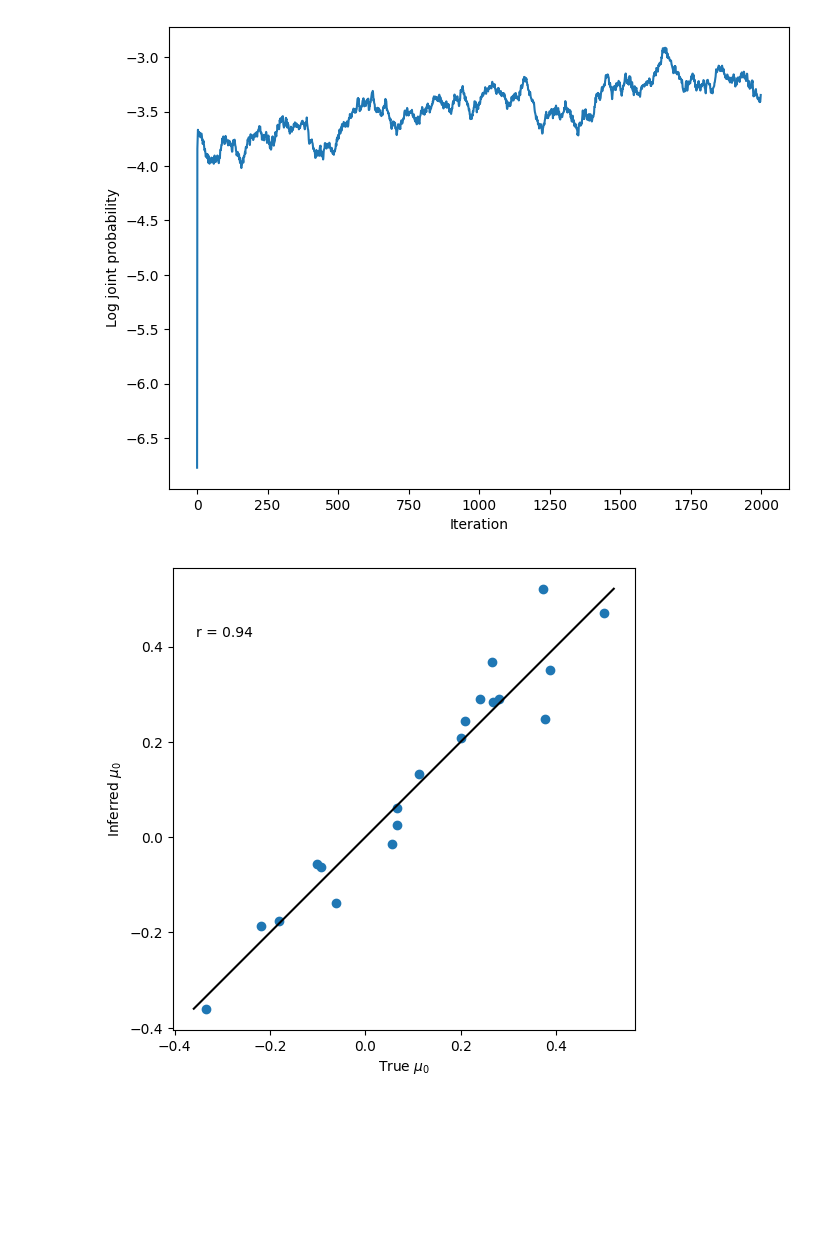
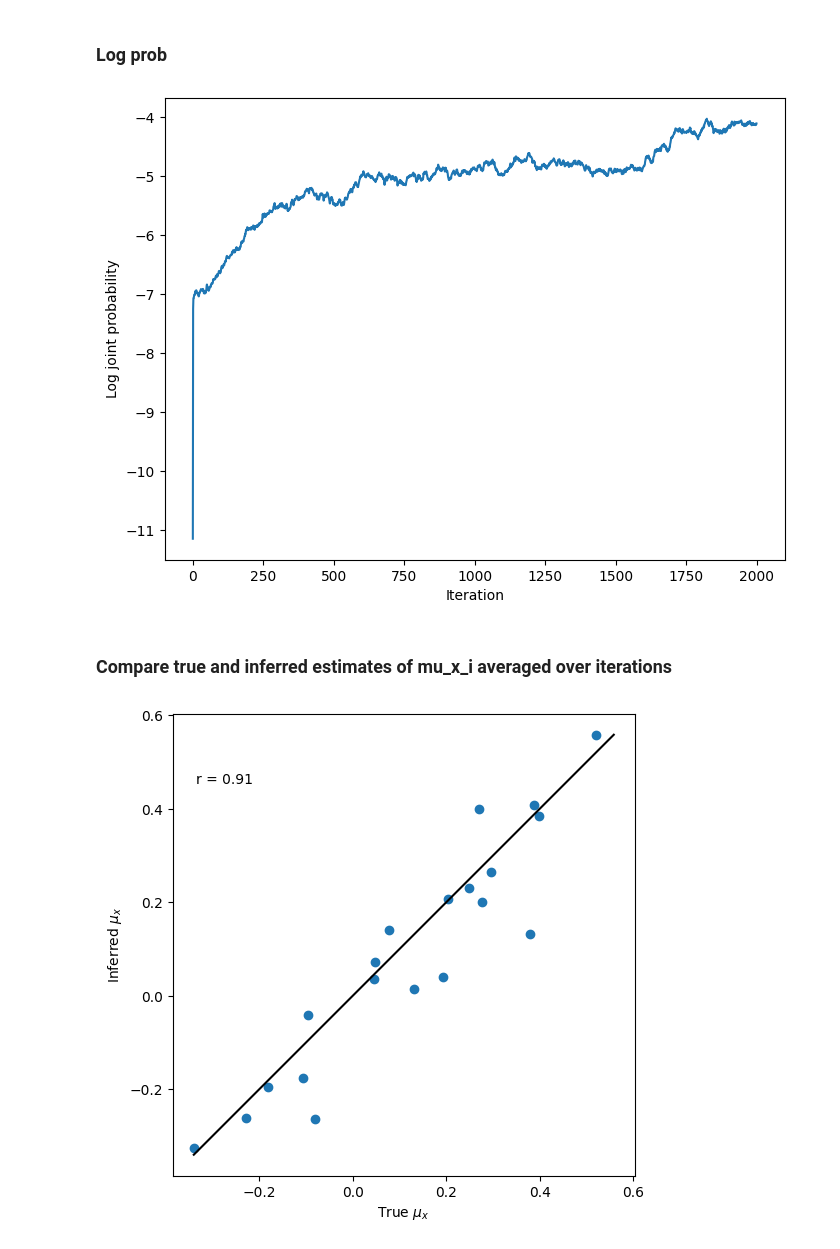
Before and after one commit to robinvloeberghs/hMFC, a Jupyter notebook: Paper/testing/Shekhar_simulations.ipynb, the cells around one changed output. Drawn from its saved outputs; the diff is of its cells as text; code cells hidden in the pictures; blank space fills up the shorter version.

```diff
--- a/Paper/testing/Shekhar_simulations.ipynb
+++ b/Paper/testing/Shekhar_simulations.ipynb
@@ -137,13 +90,13 @@ model_parameters['num_trials'] = num_trials
 # %%
+num_iters = 2000
 
-# Initialize model
-init_a0 = 0.90
-init_nu_a0 = 0.1
-init_w0 = jnp.zeros(num_inputs)
-init_nu_w0 = jnp.repeat(1.0, num_inputs)
-init_alpha = 3.0
-init_beta = 3.0 * 0.3**2
-init_nu_mu0 = 0.5
+init_mu_a = 0.90
+init_sigma_a = 0.1
+init_mu_w = jnp.zeros(num_inputs)
+init_sigma_w = jnp.repeat(1.0, num_inputs)
+init_mu_sigmasq = 3.0
+init_beta_sigmasq = 3.0 * 0.3**2
+init_sigma_mu_x = 0.5
 
-model = HierarchicalBernoulliLDS(init_a0, init_nu_a0, init_w0, init_nu_w0, init_alpha, init_beta, init_nu_mu0)
+model = HierarchicalBernoulliLDS(num_inputs, init_mu_a, init_sigma_a, init_mu_w, init_sigma_w, init_mu_sigmasq, init_beta_sigmasq, init_sigma_mu_x)
 params, states, _ = model.sample(key, inputs)
@@ -200,6 +180,7 @@ for itr in progress_bar(range(num_iters)):
+# %% [markdown]
+### Log prob
 # %%
-
-burn_in = 100 # choose a different value informed by the plot below
+burn_in = 250 # choose a different value informed by the plot below
 
 plt.figure(figsize=(8, 6))
 plt.plot(jnp.stack(lps)/emissions.size) # normalized log joint prob
@@ -207,25 +188,24 @@ plt.xlabel("Iteration")
 plt.ylabel("Log joint probability")
 plt.show()
 # %% [output]
-[figure, old version]
+[figure, new version]
+# %% [markdown]
+### Compare true and inferred estimates of mu_x_i averaged over iterations
 # %%
-""" Compare true and inferred estimates of mu0 averaged over iterations (minus the burn-in)
-"""
+# Compute posterior mean of mu_x_i for each subject over iterations
+posterior_mean_mu_x = jnp.mean(posterior_samples_mu_x[burn_in:], axis=0)
 
-# Compute posterior mean of a for each subject over iterations
-posterior_mean_mu0 = jnp.mean(posterior_samples_mu0[burn_in:], axis=0)
-
-mu0_min = min(true_params['mu0'].min(), posterior_mean_mu0.min())
-mu0_max = max(true_params['mu0'].max(), posterior_mean_mu0.max())
+mu_x_min = min(true_params['mu_x'].min(), posterior_mean_mu_x.min())
+mu_x_max = max(true_params['mu_x'].max(), posterior_mean_mu_x.max())
 
 plt.figure(figsize=(8, 6))
-plt.scatter(true_params['mu0'], posterior_mean_mu0)
-plt.plot([mu0_min, mu0_max], [mu0_min, mu0_max], '-k')
-plt.xlabel("True $\mu_0$")
-plt.ylabel("Inferred $\mu_0$")
+plt.scatter(true_params['mu_x'], posterior_mean_mu_x)
+plt.plot([mu_x_min, mu_x_max], [mu_x_min, mu_x_max], '-k')
+plt.xlabel("True $\mu_x$")
+plt.ylabel("Inferred $\mu_x$")
 plt.gca().set_aspect(1.0)
-r, p = spearmanr(true_params['mu0'], posterior_mean_mu0)
+r, p = spearmanr(true_params['mu_x'], posterior_mean_mu_x)
 plt.annotate('r = {:.2f}'.format(r), xy=(0.05, 0.85), xycoords='axes fraction')
 plt.show()
 # %% [output]
-[figure, old version]
+[figure, new version]
```
Also changed, not shown: parts of 34 cells of this notebook.
